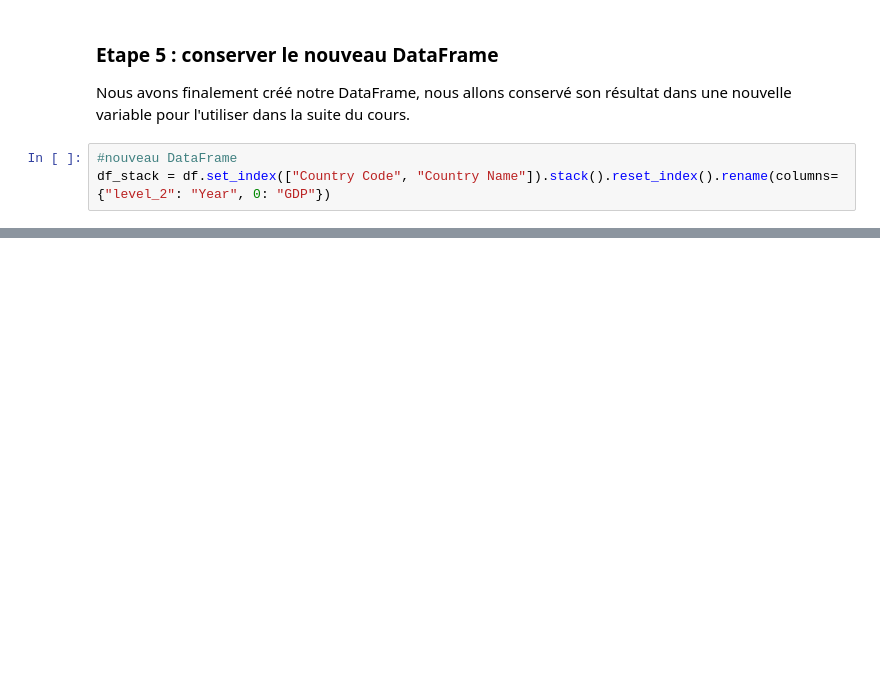
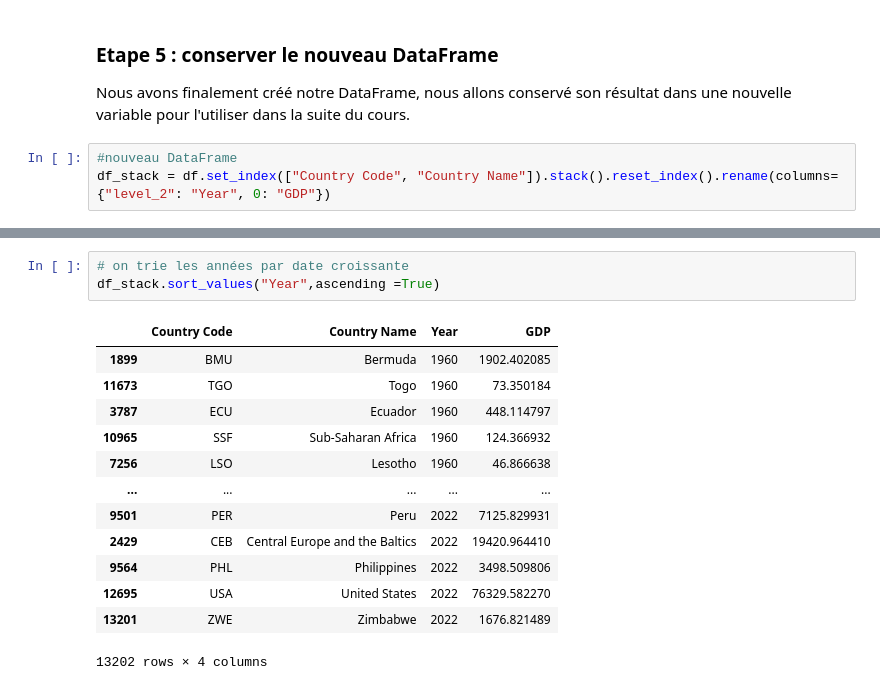
Before and after one commit to Mael-J/python-lesson, a Jupyter notebook: II - Pandas/II5 - Pivoter.ipynb, the cells around one changed output, grey strips where cells are left out. Saved outputs shown, nothing was run; the diff lists cells and outputs as text; blank space fills up the shorter version.

```diff
--- a/II - Pandas/II5 - Pivoter.ipynb
+++ b/II - Pandas/II5 - Pivoter.ipynb
@@ -173,0 +192,17 @@ df_stack.groupby([""])
+# %%
+# on trie les années par date croissante
+df_stack.sort_values("Year",ascending =True)
+# %% [output]
+|  | Country Code | Country Name | Year | GDP |
+| 1899 | BMU | Bermuda | 1960 | 1902.402085 |
+| 11673 | TGO | Togo | 1960 | 73.350184 |
+| 3787 | ECU | Ecuador | 1960 | 448.114797 |
+| 10965 | SSF | Sub-Saharan Africa | 1960 | 124.366932 |
+| 7256 | LSO | Lesotho | 1960 | 46.866638 |
+| ... | ... | ... | ... | ... |
+| 9501 | PER | Peru | 2022 | 7125.829931 |
+| 2429 | CEB | Central Europe and the Baltics | 2022 | 19420.964410 |
+| 9564 | PHL | Philippines | 2022 | 3498.509806 |
+| 12695 | USA | United States | 2022 | 76329.582270 |
+| 13201 | ZWE | Zimbabwe | 2022 | 1676.821489 |
+13202 rows × 4 columns
```
Also changed, not shown: parts of 24 cells of this notebook, 4 other files.
